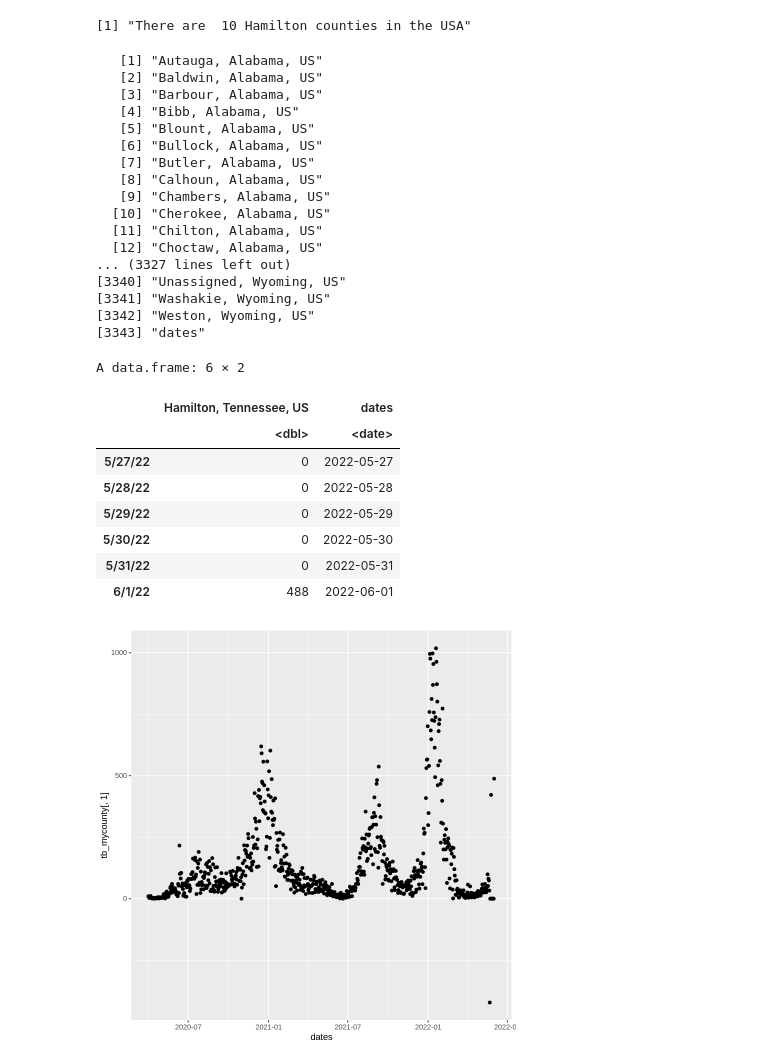
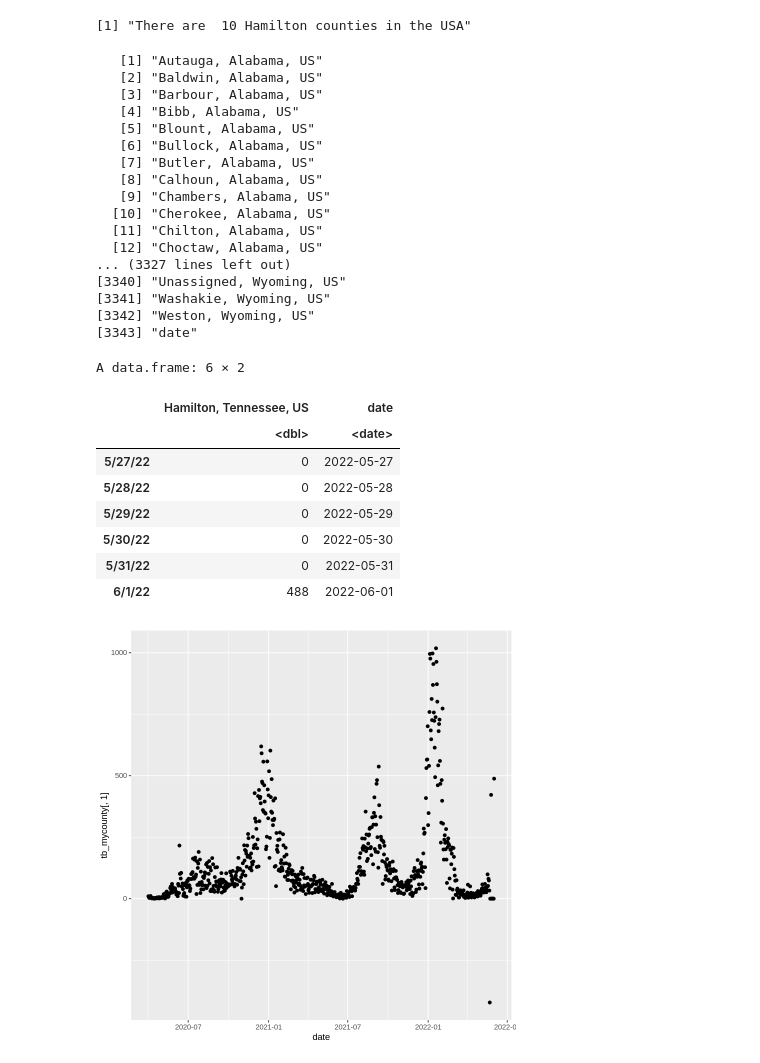
Before and after one commit to hongqin/R_COVID19_student_bootcamp2022June, a Jupyter notebook: R_coding_bootcamp_2022June.ipynb, the cells around one changed output. Cells and saved outputs as stored; diff of their text form; code cells hidden in the pictures.

```diff
--- a/R_coding_bootcamp_2022June.ipynb
+++ b/R_coding_bootcamp_2022June.ipynb
@@ -437,13 +437,13 @@ tb1 <- tb %>% dplyr::select(12:length(tb[1,])) %>% as.matrix() %>% t() %>% diff(
 tb1 = as.data.frame(tb1)
 names(tb1) = tb$Combined_Key
 
-tb1$dates = mdy(rownames(tb1))
+tb1$date = mdy(rownames(tb1))
 
 #startday = ymd('2020/02/15')
 startday = ymd('2020/03/15')
 endday = today(tzone ='EST')
 
-tb <- tb1 %>% dplyr::filter( between(dates, startday, endday))
+tb <- tb1 %>% dplyr::filter( between(date, startday, endday))
 head(tb)
 # %% [output]
 Rows: 3342 Columns: 873
@@ -685,17 +685,17 @@ names(tb)
 [3340] "Unassigned, Wyoming, US"
 [3341] "Washakie, Wyoming, US"
 [3342] "Weston, Wyoming, US"
-[3343] "dates"
+[3343] "date"
 # %%
-tb_mycounty = tb %>%    dplyr::select ( countyStateUSA, dates)
+tb_mycounty = tb %>%    dplyr::select ( countyStateUSA, date)
 # %%
 tb_mycounty <- tb_mycounty %>%
-   dplyr::filter( between(dates, mdy('4/1/20'), mdy('06/01/22')))
+   dplyr::filter( between(date, mdy('4/1/20'), mdy('06/01/22')))
 
 tail(tb_mycounty)
 # %% [output]
 A data.frame: 6 × 2
-|  | Hamilton, Tennessee, US | dates |
+|  | Hamilton, Tennessee, US | date |
 |  | <dbl> | <date> |
 | 5/27/22 | 0 | 2022-05-27 |
 | 5/28/22 | 0 | 2022-05-28 |
```
Also changed, not shown: parts of 182 cells of this notebook.
